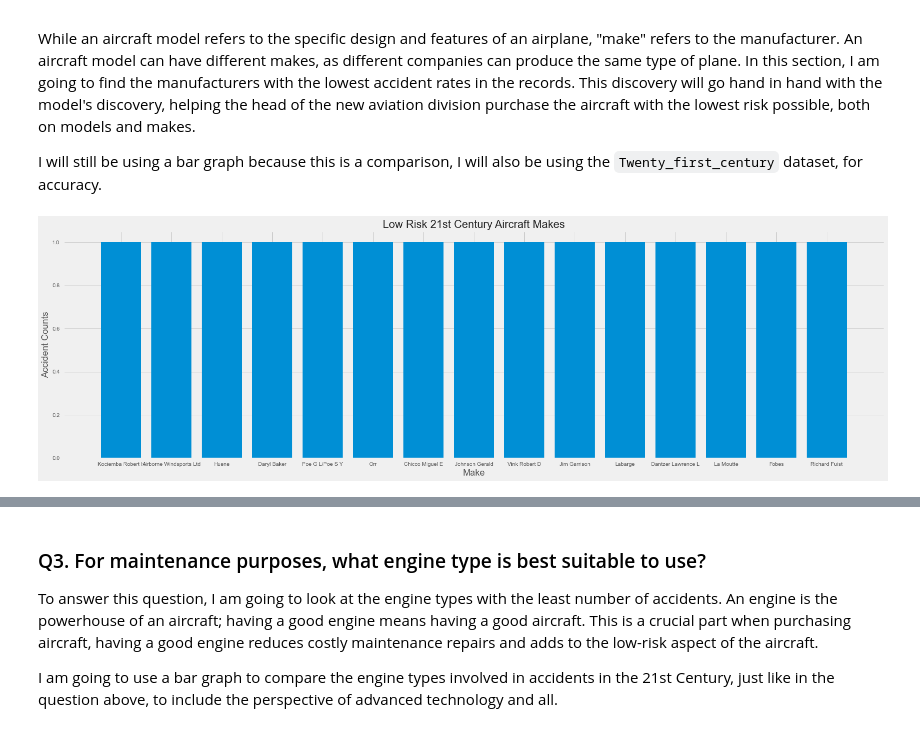
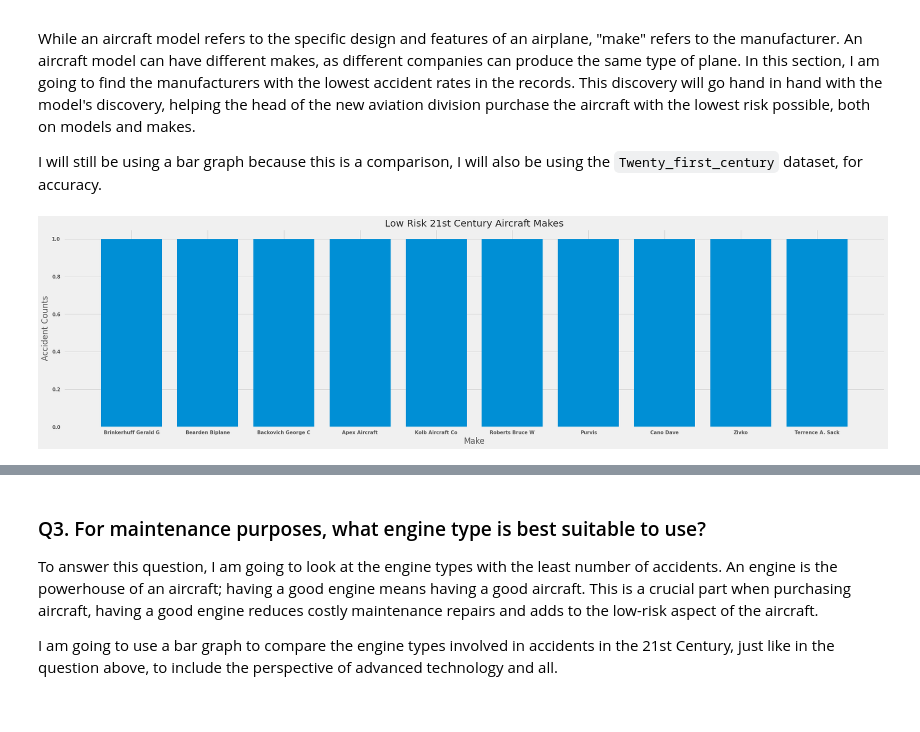
Before and after one commit to Assesa44/Phase1_project, a Jupyter notebook: notebook.ipynb, the cells around one changed output, grey strips where cells are left out. Drawn from its saved outputs; the diff is of its cells as text; code cells hidden in the pictures.

```diff
--- a/notebook.ipynb
+++ b/notebook.ipynb
@@ -916,16 +916,16 @@ Public_aircraft = Twenty_first_century[Twenty_first_century['Purpose.of.flight']
 # I am retrieving all the data from the column `Model`, using their values for the x axes and the counts for the plot's y axes.
 # To retrieve them, I am using the `.index[]` method to get the values by slicing through them. To get the counts, I am using the `.tail()` method.
 # Personal Flight
-personal_aircraft = list(Personal_flight['Model'].value_counts().index[-15:])
-personal_aircraft_counts = list(Personal_flight['Model'].value_counts().tail(15))
+personal_aircraft = list(Personal_flight['Model'].value_counts().index[-5:])
+personal_aircraft_counts = list(Personal_flight['Model'].value_counts().tail(5))
 
 # Business Flight
-business_aircraft = list(Business_flight['Model'].value_counts().index[-15:])
-business_aircraft_counts = list(Business_flight['Model'].value_counts().tail(15))
+business_aircraft = list(Business_flight['Model'].value_counts().index[-5:])
+business_aircraft_counts = list(Business_flight['Model'].value_counts().tail(5))
 
 # Public Aircraft
-public_aircraft = list(Public_aircraft['Model'].value_counts().index[-15:])
-public_aircraft_counts = list(Public_aircraft['Model'].value_counts().tail(15))
+public_aircraft = list(Public_aircraft['Model'].value_counts().index[-5:])
+public_aircraft_counts = list(Public_aircraft['Model'].value_counts().tail(5))
 
 # Title and labels
 # Next I am storing the plots' titles and labels in variables, this is for convininece and easy acces when plotting the graphs.
@@ -937,8 +937,9 @@ y_label = 'Frequency'
 
 # In this part I am plotting a bar graph, this is the most suitable graph to use when comparing things
 # customizing figure and plot
-plt.style.use('ggplot')
-fig, axs = plt.subplots(figsize= (25,15), nrows=3)
+plt.style.use('fivethirtyeight')
+fig, axs = plt.subplots(figsize= (30,10), ncols=3)
+
 
 #ax1
 axs[0].bar(personal_aircraft, personal_aircraft_counts)
@@ -970,28 +971,28 @@ I will still be using a bar graph because this is a comparison, I will also be u
 # %%
 # First I am preparing my data by retrieving the needed data from the dataframe using the .value_counts() method.
 # I am using the data from the `Make` column and using its values for the x axis and the counts for the plot's y axis.
-# To retrieve them, I am using the `.index[]` method to get the bottom 15 values by slicing through them. To get the bottom 15 counts, I am using the `.tail()` method.
-Low_risk_21C_makes = list(Twenty_first_century['Make'].value_counts().index[-15:])
-Low_risk_21C_makes_counts = list(Twenty_first_century['Make'].value_counts().tail(15))
+# To retrieve them, I am using the `.index[]` method to get the bottom 10 values by slicing through them. To get the bottom 10 counts, I am using the `.tail()` method.
+Low_risk_21C_makes = list(Twenty_first_century['Make'].value_counts().index[-10:])
+Low_risk_21C_makes_counts = list(Twenty_first_century['Make'].value_counts().tail(10))
 
 # Title and labels.
 #This code is preparing the titles and labels for plotting by storing the titles and labels in variables for convinience when plotting.
 title = 'Low Risk 21st Century Aircraft Makes'
 x_label = 'Make'
 y_label = 'Accident Counts'
 
 # Plotting
 # In this part I am plotting a bar graph, and customizing the figure and plot
 plt.style.use('fivethirtyeight')
-fig, ax = plt.subplots(figsize = (22, 7))
+fig, ax = plt.subplots(figsize = (25, 7))
 
 # Plotting the bar graph
 ax.bar(Low_risk_21C_makes, Low_risk_21C_makes_counts)
 
 #setting the title, label and adjusting the layout
 ax.set(title = title, xlabel = x_label, ylabel = y_label)
 plt.tight_layout();
 # %% [output]
-[figure, old version]
+[figure, new version]
 # %% [markdown]
 ### Recommendation 1
```
Also changed, not shown: parts of 11 cells of this notebook.
